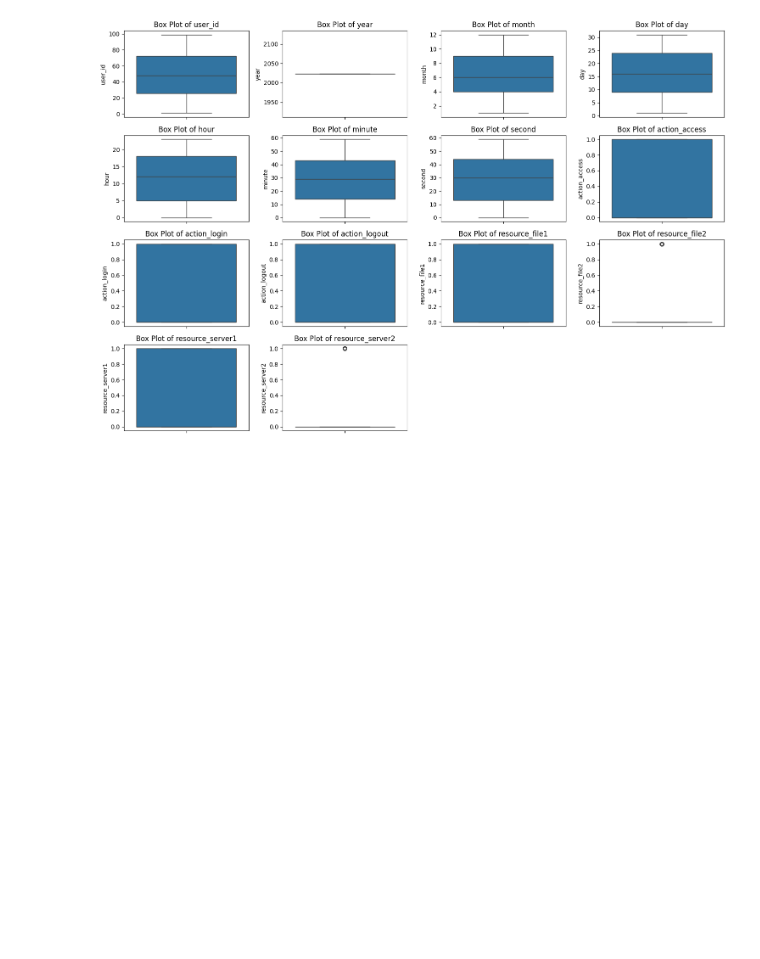
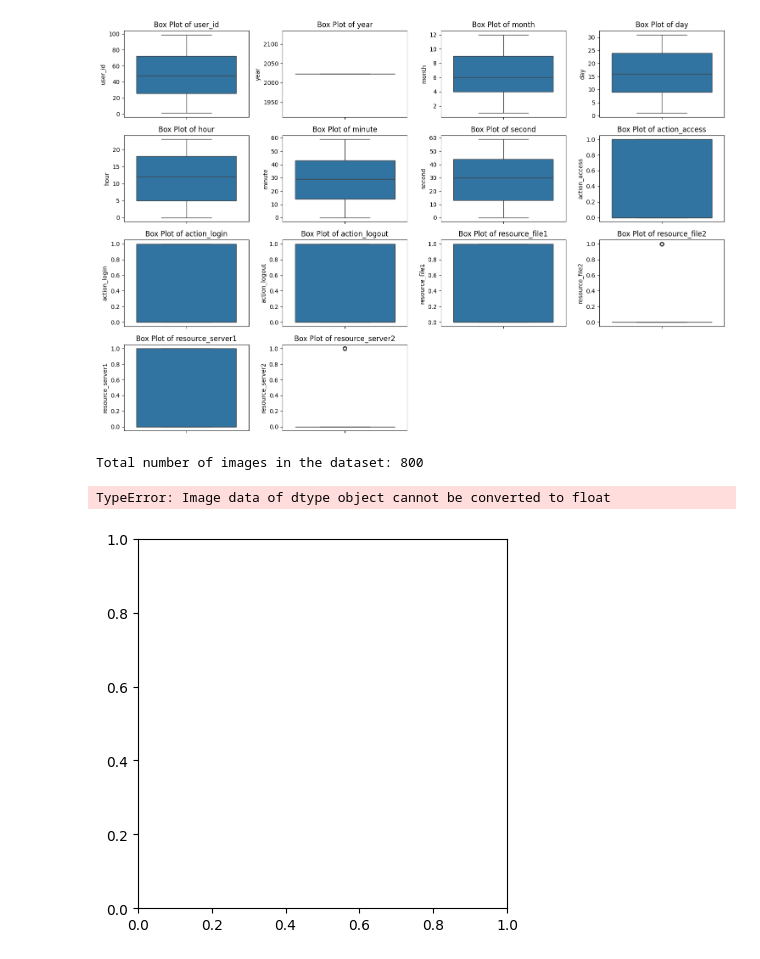
Before and after one commit to AdamMashaka/SIM_Alert, a Jupyter notebook: Graph_view.ipynb, the cells around one changed output. Drawn from its saved outputs; the diff is of its cells as text; code cells hidden in the pictures; blank space fills up the shorter version.

Commit message:
image

```diff
--- a/Graph_view.ipynb
+++ b/Graph_view.ipynb
@@ -156,3 +156,41 @@ weighted avg       0.48      0.48      0.48       200
 [figure]
 [figure]
 [figure]
+# %%
+import os
+import matplotlib.pyplot as plt
+import cv2
+
+# Path to the dataset directory
+dataset_dir = 'extraction/train_data'
+
+# Function to count the total number of images in the dataset
+def count_images(dataset_dir):
+    total_images = 0
+    for root, dirs, files in os.walk(dataset_dir):
+        for file in files:
+            if file.endswith(('.png', '.jpg', '.jpeg', '.bmp')):
+                total_images += 1
+    return total_images
+
+# Function to display a fingerprint image
+def display_image(image_path):
+    image = cv2.imread(image_path, cv2.IMREAD_GRAYSCALE)
+    plt.imshow(image, cmap='gray')
+    plt.title('Fingerprint Image')
+    plt.axis('off')
+    plt.show()
+
+# Example usage
+if __name__ == '__main__':
+    # Count the total number of images in the dataset
+    total_images = count_images(dataset_dir)
+    print(f'Total number of images in the dataset: {total_images}')
+
+    # Display a sample fingerprint image
+    sample_image_path = 'extraction/train_data'
+    display_image(sample_image_path)
+# %% [output]
+Total number of images in the dataset: 800
+TypeError: Image data of dtype object cannot be converted to float
+[figure, added]
```
